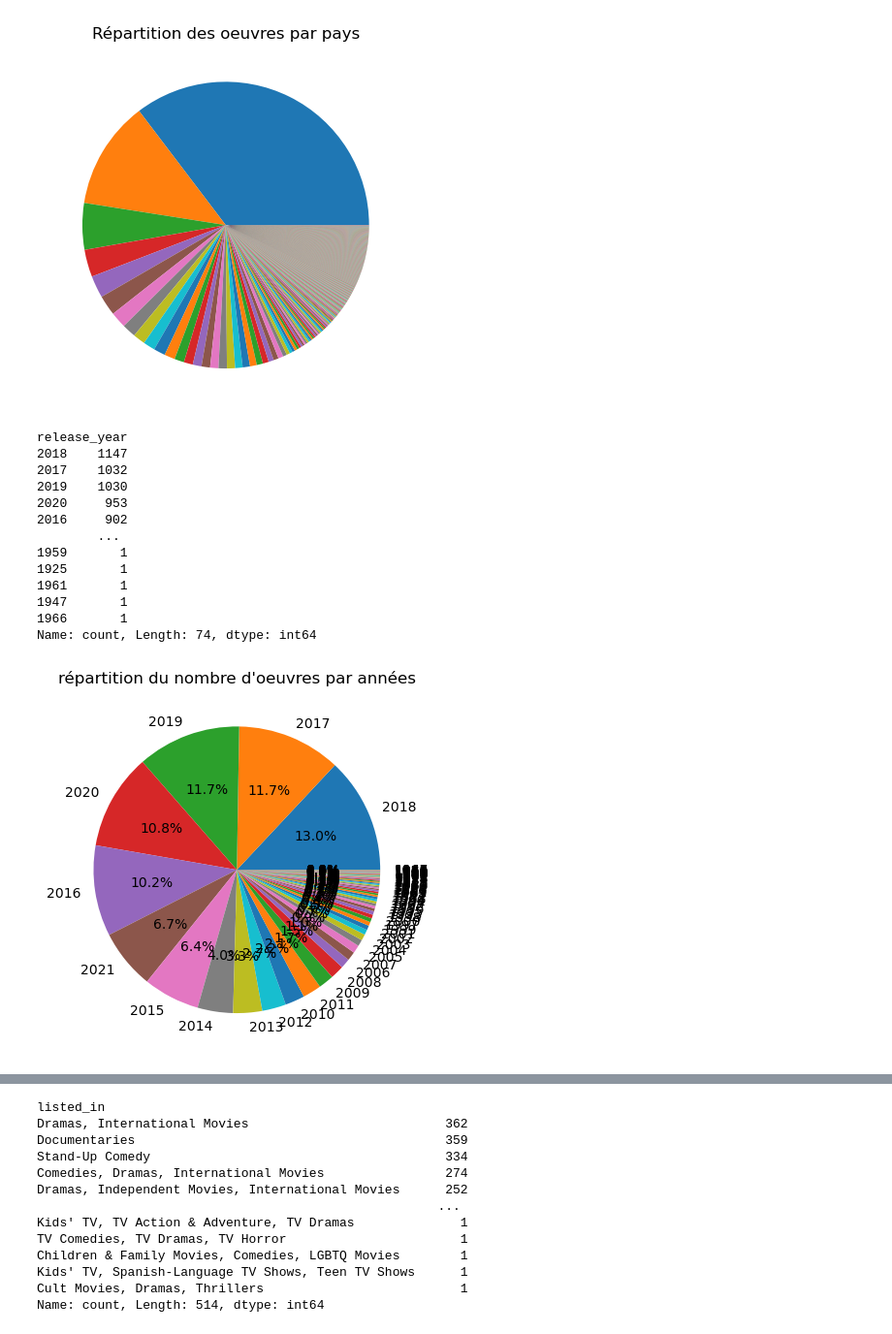
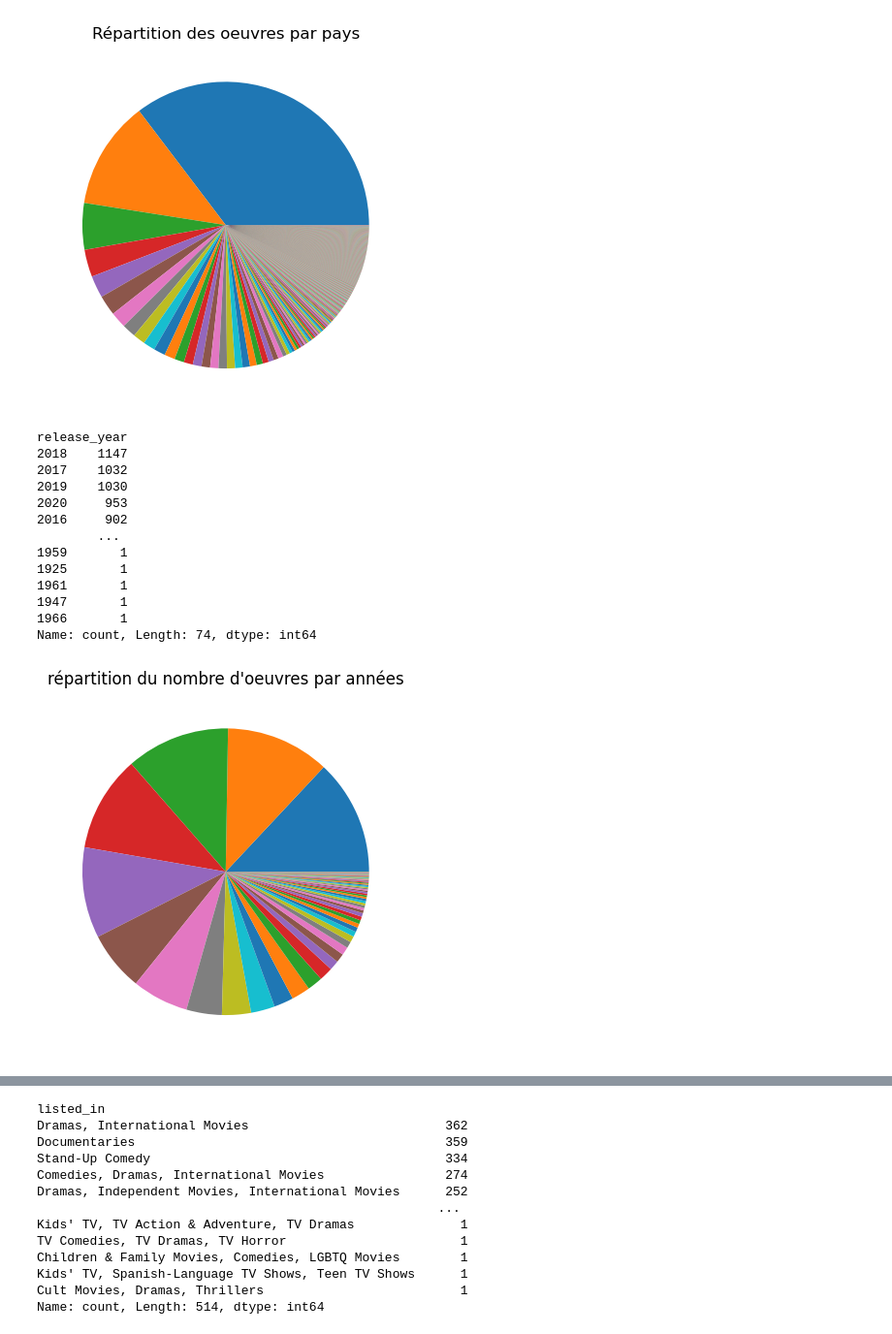
Before and after one commit to ilyes-chabab/netflix-insights, a Jupyter notebook: Netflix Data Analysis.ipynb, the cells around one changed output, grey strips where cells are left out. Shown at 97% size. Saved outputs shown, nothing was run; the diff lists cells and outputs as text; code cells hidden in the pictures.

Commit message:
modification des graphique pour qu'ils soit plus beau

```diff
--- a/Netflix Data Analysis.ipynb
+++ b/Netflix Data Analysis.ipynb
@@ -430,27 +430,27 @@ Name: count, Length: 748, dtype: int64
 # %%
 # Compter le nombre d'oeuvres pour chaque type
 counts = netflix_data["release_year"].value_counts()
 print(counts)
 
 # Créer un diagramme
-plt.pie(counts, labels=counts.index, autopct='%1.1f%%')
+plt.pie(counts)
 plt.title('répartition du nombre d\'oeuvres par années')
 plt.show()
 # %% [output]
 release_year
 2018    1147
 2017    1032
 2019    1030
 2020     953
 2016     902
         ...
 1959       1
 1925       1
 1961       1
 1947       1
 1966       1
 Name: count, Length: 74, dtype: int64
-[figure, old version]
+[figure, new version]
 # %%
 # Compter le nombre d'oeuvres pour chaque type
 counts = netflix_data["rating"].value_counts()
```
Also changed, not shown: parts of 3 cells of this notebook.
